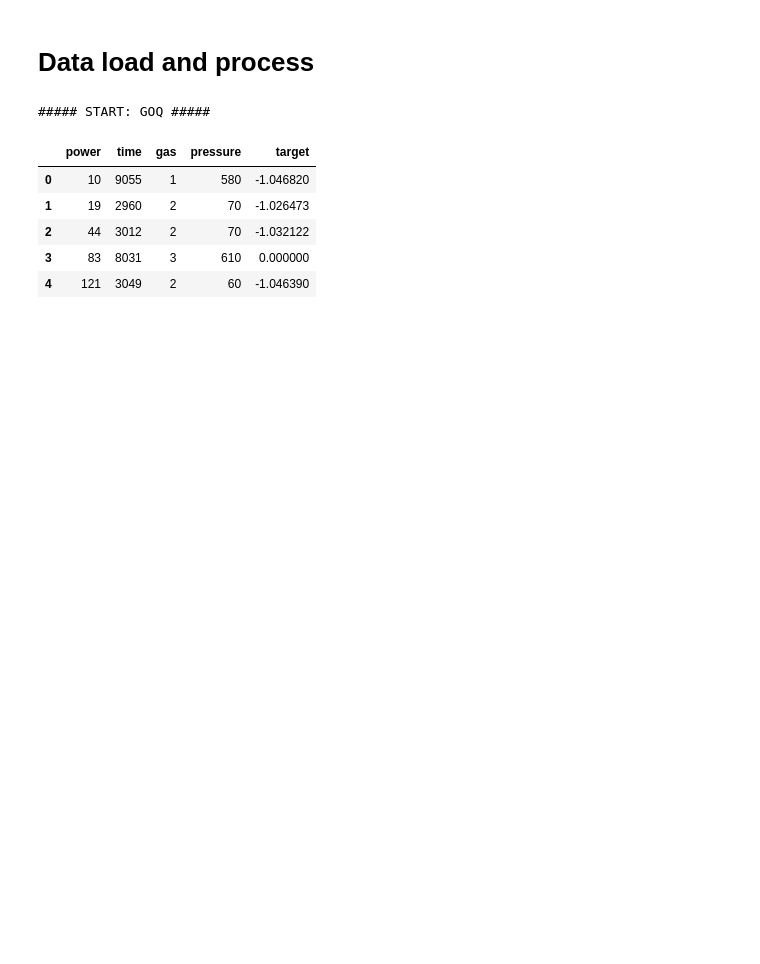
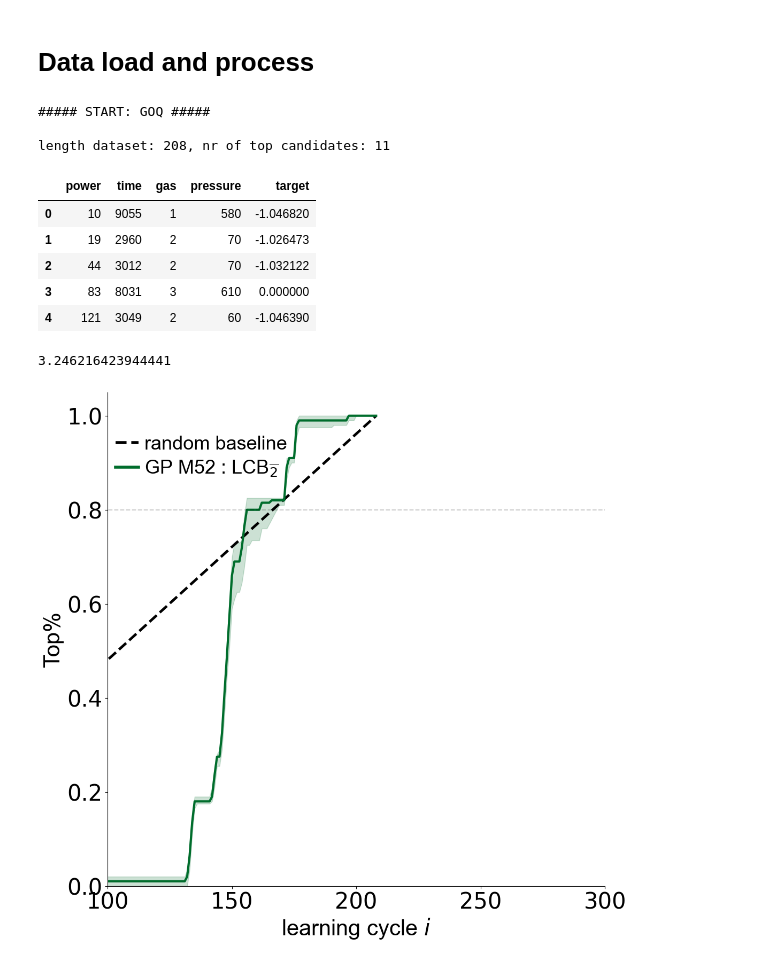
Before and after one commit to hududed/bayesian-materials-science-benchmarking, a Jupyter notebook: bayesian_materials_science_benchmarking/perf_viz.ipynb, the cells around one changed output. Cells and saved outputs as stored; diff of their text form; code cells hidden in the pictures; blank space fills up the shorter version.

Commit message:
plot acceleration factor AF

```diff
--- a/bayesian_materials_science_benchmarking/perf_viz.ipynb
+++ b/bayesian_materials_science_benchmarking/perf_viz.ipynb
@@ -21,12 +23,35 @@ n_dataset = len(unique_ds)
 # number of top candidates, currently using top 5% of total dataset size
 n_top = int(math.ceil(len(y)*.05))
 top_indices = list(unique_ds.sort_values(objective_name).head(n_top).index)
+print(f"length dataset: {n_dataset}, nr of top candidates: {n_top}")
 unique_ds.head()
 # %% [output]
 ##### START: GOQ #####
+
+length dataset: 208, nr of top candidates: 11
 |  | power | time | gas | pressure | target |
 | 0 | 10 | 9055 | 1 | 580 | -1.046820 |
 | 1 | 19 | 2960 | 2 | 70 | -1.026473 |
 | 2 | 44 | 3012 | 2 | 70 | -1.032122 |
 | 3 | 83 | 8031 | 3 | 610 | 0.000000 |
 | 4 | 121 | 3049 | 2 | 60 | -1.046390 |
+# %%
+# Load ensemble calculation results from framework
+# for 50 ensembles, they take some time to run
+# we therefore provide sample results for BO algorithm GP_Matern52_LCB2
+# please retrieve the following files from vis_demo_calc folder
+
+# TopCount_collection_GP_Matern52_LCB2 = np.load('test_run.npy', allow_pickle = True)
+# Please replace the above line with the below code if you ran benchmarking framework on your own dataset and obtained results locally. .
+test_run_results = np.load('EI_GOQ.npy', allow_pickle = True)
+TopCount_collection_GP_Matern52_LCB2 = test_run_results[3]
+test_run_results[4]/3600
+# %% [output]
+3.246216423944441
+# %%
+# Aggregating the performance
+TopPercent_GP_Matern52_LCB2 = avg_(TopPercent(TopCount_collection_GP_Matern52_LCB2, n_top, n_dataset))
+# %%
+plot_top_cycle(n_dataset,n_top, TopPercent_GP_Matern52_LCB2)
+# %% [output]
+[figure, added]
```
Also changed, not shown: parts of 2 cells of this notebook, 2 other files.
